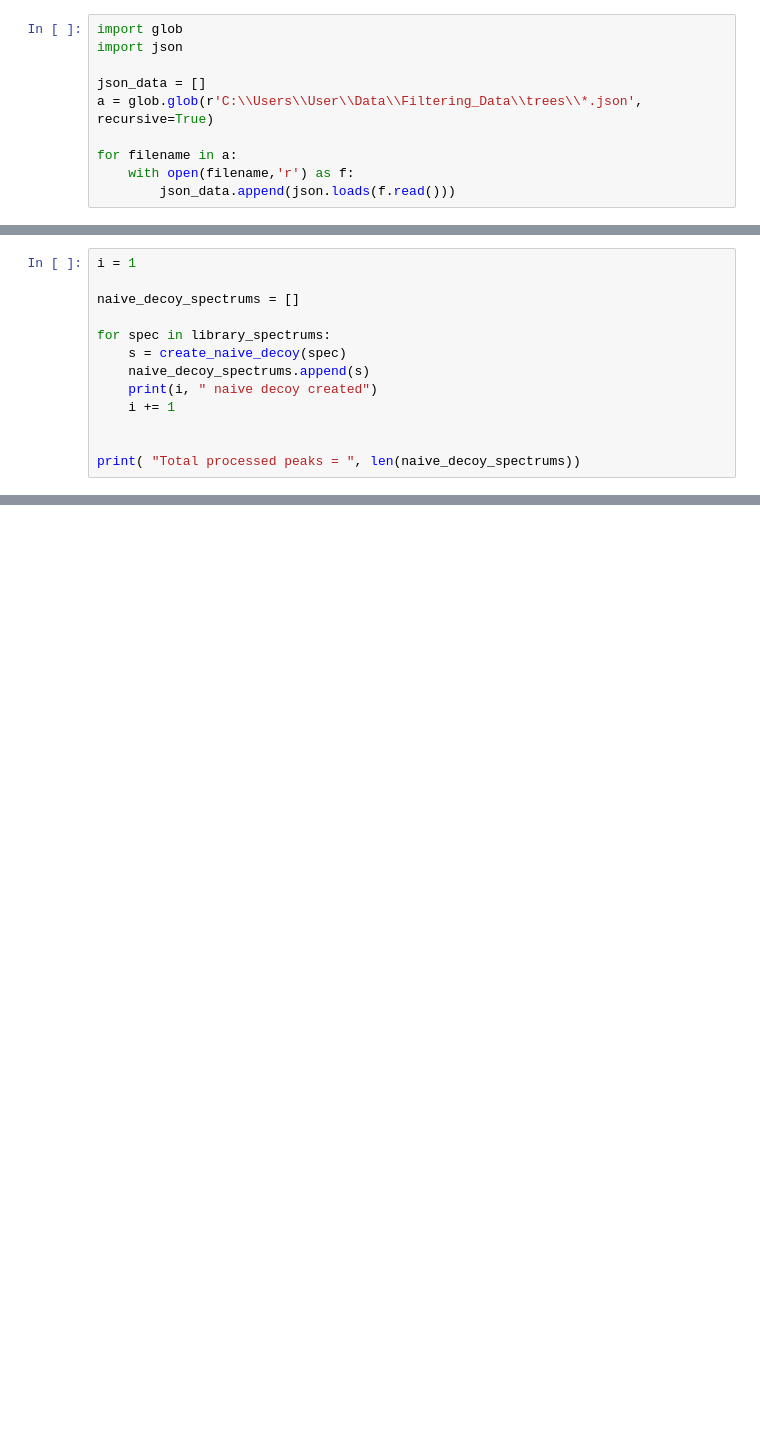
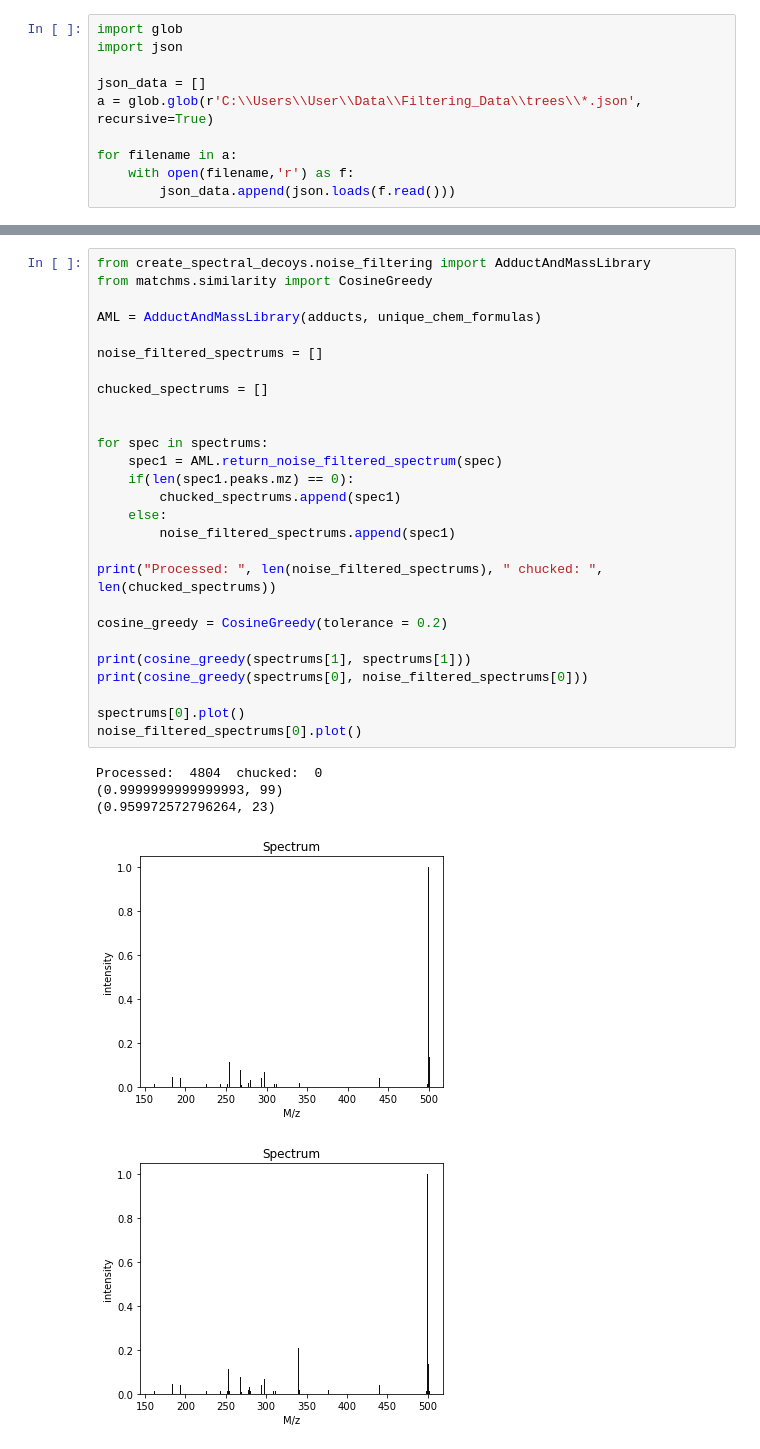
Before and after one commit to LiamKrupej/Decoy-Spectral-Database-Creation-for-Mass-Spectrometry, a Jupyter notebook: Noise_Filtered_Decoy_Qvalue_Estimation.ipynb, the cells around one changed output, grey strips where cells are left out. Cells and saved outputs as stored; diff of their text form; blank space fills up the shorter version.

```diff
--- a/Noise_Filtered_Decoy_Qvalue_Estimation.ipynb
+++ b/Noise_Filtered_Decoy_Qvalue_Estimation.ipynb
@@ -292,13 +161,0 @@ def create_naive_decoy(s):
-# %%
-i = 1
-
-naive_decoy_spectrums = []
-
-for spec in library_spectrums:
-    s = create_naive_decoy(spec)
-    naive_decoy_spectrums.append(s)
-    print(i, " naive decoy created")
-    i += 1
-
-
-print( "Total processed peaks = ", len(naive_decoy_spectrums))
@@ -392,0 +194,33 @@ print(num_cores)
+# %%
+from create_spectral_decoys.noise_filtering import AdductAndMassLibrary
+from matchms.similarity import CosineGreedy
+
+AML = AdductAndMassLibrary(adducts, unique_chem_formulas)
+
+noise_filtered_spectrums = []
+
+chucked_spectrums = []
+
+
+for spec in spectrums:
+    spec1 = AML.return_noise_filtered_spectrum(spec)
+    if(len(spec1.peaks.mz) == 0):
+        chucked_spectrums.append(spec1)
+    else:
+        noise_filtered_spectrums.append(spec1)
+
+print("Processed: ", len(noise_filtered_spectrums), " chucked: ", len(chucked_spectrums))
+
+cosine_greedy = CosineGreedy(tolerance = 0.2)
+
+print(cosine_greedy(spectrums[1], spectrums[1]))
+print(cosine_greedy(spectrums[0], noise_filtered_spectrums[0]))
+
+spectrums[0].plot()
+noise_filtered_spectrums[0].plot()
+# %% [output]
+Processed:  4804  chucked:  0
+(0.9999999999999993, 99)
+(0.959972572796264, 23)
+[figure, added]
+[figure, added]
```
Also changed, not shown: parts of 50 cells of this notebook, 15 other files.
